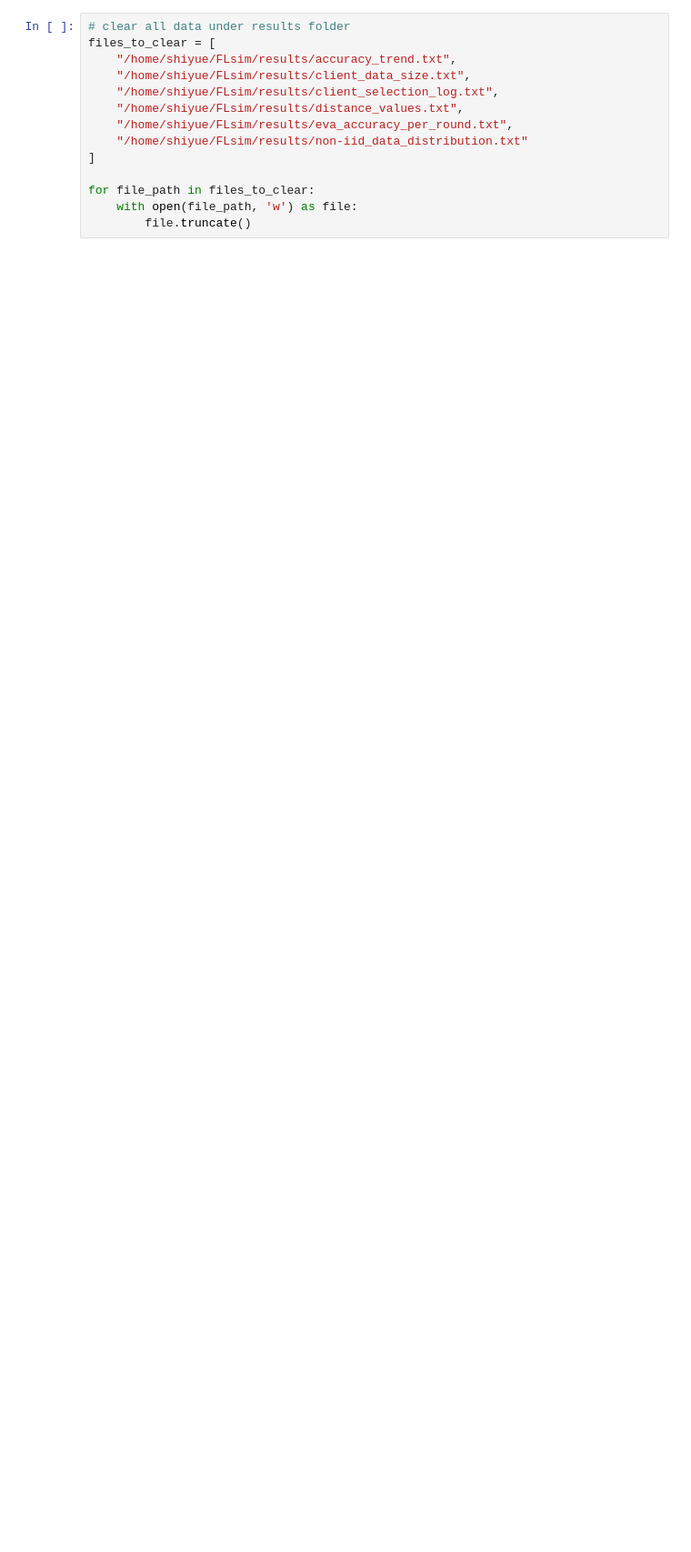
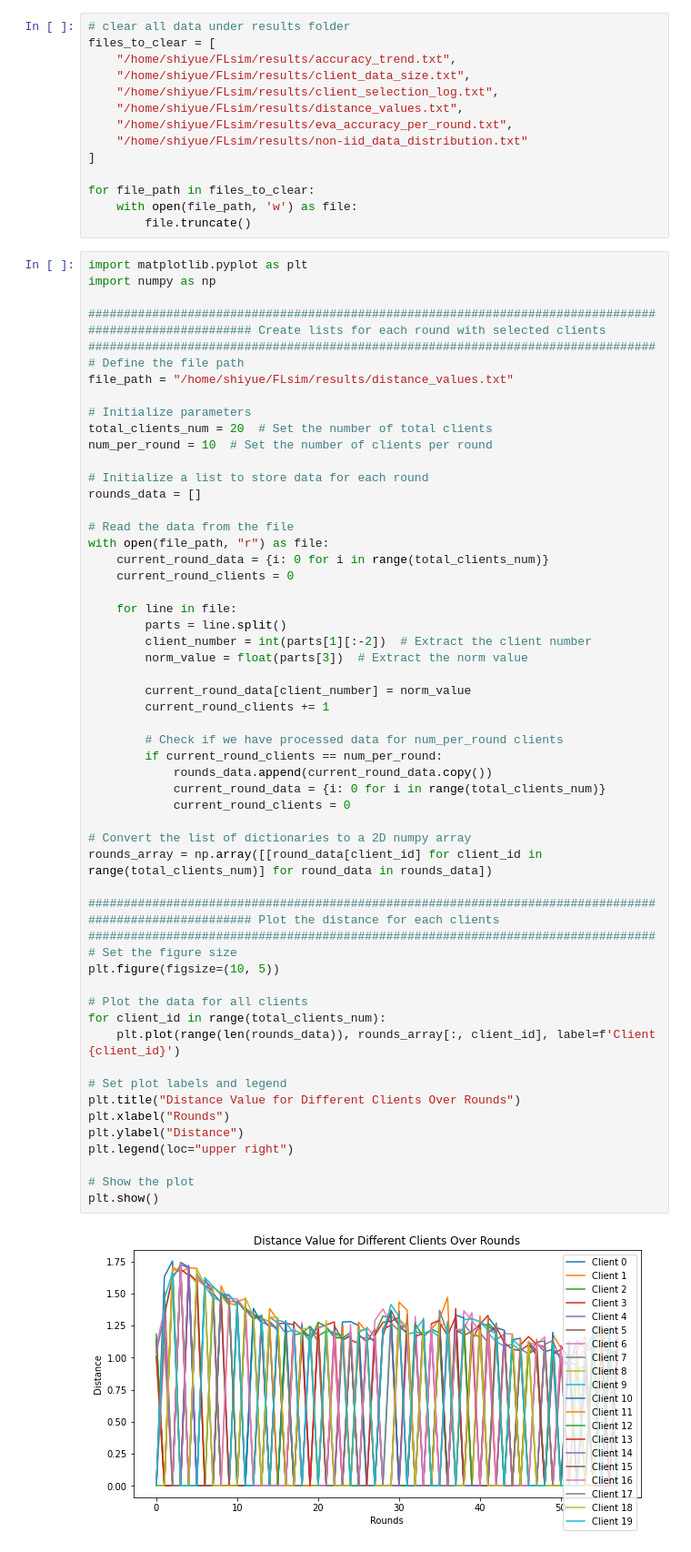
Before and after one commit to shou123/FLsim, a Jupyter notebook: results/plot.ipynb, the cells around one changed output. Shown: that part at 91% size. Cells and saved outputs as stored; diff of their text form; blank space fills up the shorter version.

```diff
--- a/results/plot.ipynb
+++ b/results/plot.ipynb
@@ -188,3 +249,62 @@ files_to_clear = [
 for file_path in files_to_clear:
     with open(file_path, 'w') as file:
         file.truncate()
+# %%
+import matplotlib.pyplot as plt
+import numpy as np
+
+################################################################################
+####################### Create lists for each round with selected clients
+################################################################################
+# Define the file path
+file_path = "/home/shiyue/FLsim/results/distance_values.txt"
+
+# Initialize parameters
+total_clients_num = 20  # Set the number of total clients
+num_per_round = 10  # Set the number of clients per round
+
+# Initialize a list to store data for each round
+rounds_data = []
+
+# Read the data from the file
+with open(file_path, "r") as file:
+    current_round_data = {i: 0 for i in range(total_clients_num)}
+    current_round_clients = 0
+
+    for line in file:
+        parts = line.split()
+        client_number = int(parts[1][:-2])  # Extract the client number
+        norm_value = float(parts[3])  # Extract the norm value
+
+        current_round_data[client_number] = norm_value
+        current_round_clients += 1
+
+        # Check if we have processed data for num_per_round clients
+        if current_round_clients == num_per_round:
+            rounds_data.append(current_round_data.copy())
+            current_round_data = {i: 0 for i in range(total_clients_num)}
+            current_round_clients = 0
+
+# Convert the list of dictionaries to a 2D numpy array
+rounds_array = np.array([[round_data[client_id] for client_id in range(total_clients_num)] for round_data in rounds_data])
+
+################################################################################
+####################### Plot the distance for each clients
+################################################################################
+# Set the figure size
+plt.figure(figsize=(10, 5))
+
+# Plot the data for all clients
+for client_id in range(total_clients_num):
+    plt.plot(range(len(rounds_data)), rounds_array[:, client_id], label=f'Client {client_id}')
+
+# Set plot labels and legend
+plt.title("Distance Value for Different Clients Over Rounds")
+plt.xlabel("Rounds")
+plt.ylabel("Distance")
+plt.legend(loc="upper right")
+
+# Show the plot
+plt.show()
+# %% [output]
+[figure, added]
```
Also changed, not shown: parts of 7 cells of this notebook.
